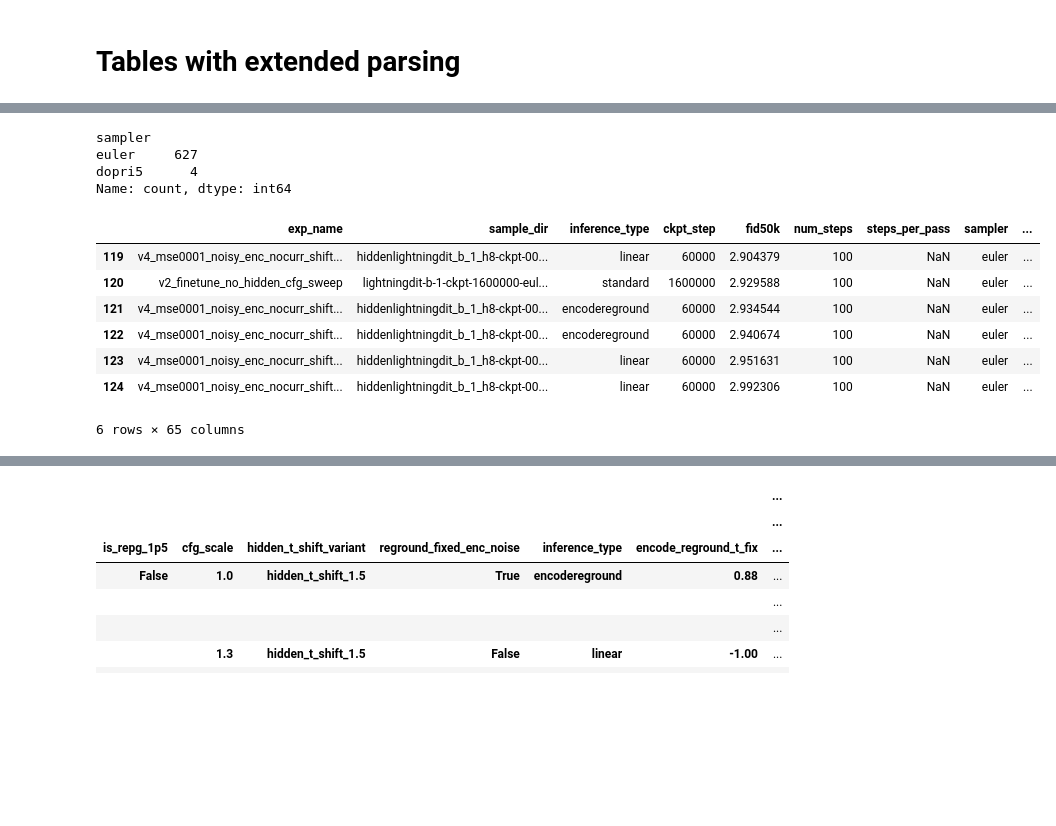
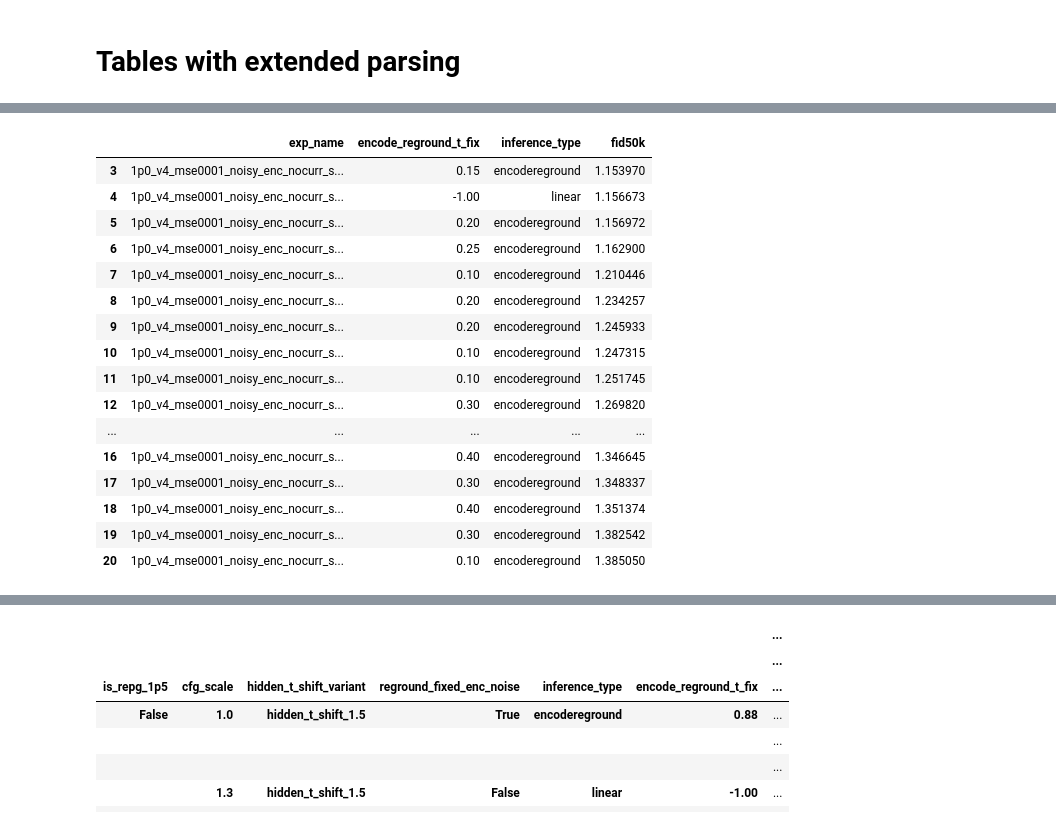
Before and after one commit to BartekPog/sfd-encoder, a Jupyter notebook: notebooks/fid_tables.ipynb, the cells around one changed output, grey strips where cells are left out. Cells and saved outputs as stored; diff of their text form; code cells hidden in the pictures; blank space fills up the shorter version.

Commit message:
Add improved autoguidance sweep support

```diff
--- a/notebooks/fid_tables.ipynb
+++ b/notebooks/fid_tables.ipynb
@@ -671,30 +673,62 @@ Index(['exp_name', 'sample_dir', 'inference_type', 'ckpt_step', 'fid50k',
       dtype='str')
-# %%
-df_table.sampler.value_counts()
-# %% [output]
-sampler
-euler     627
-dopri5      4
-Name: count, dtype: int64
 # %%
 df_original[ # 2.9296
     (df_original.fid50k < 3)
     & (df_original.fid50k > 2.9)
     ].sort_values(by="fid50k")
 
 
 df_table[ # 2.9296
     (df_table.fid50k < 3)
     & (df_table.fid50k > 2.9)
     ].sort_values(by="fid50k")
 
 # df_original[mask & (df_original.fid50k < 3) & (df_original.fid50k > 2.9)].sort_values(by="fid50k")
+
+
+df_table[ # 2.9296
+    (df_table.fid50k < 1.4)
+    & (df_table.fid50k > 1.1)
+    ].sort_values(by="fid50k")[[
+        "exp_name",
+        "encode_reground_t_fix",
+        "inference_type",
+        "fid50k",
+    ]]
+
+
+
+
+
+# df_table[ # 2.9296
+#     (True)
+#     # (df_table.fid50k < 2.8)
+
+#     & (df_table.cfg_scale == 1.0)
+#     & (df_table.hidden_rep_guidance == 1.0)
+#     & (df_table.is_repg_1p5 == False)
+# ].sort_values(by="fid50k")[[
+#         "exp_name",
+#         "encode_reground_t_fix",
+#         "inference_type",
+#         "fid50k",
+#     ]].head(30)
+# df_original[mask & (df_original.fid50k < 3) & (df_original.fid50k > 2.9)].sort_values(by="fid50k")
 # %% [output]
-|  | exp_name | sample_dir | inference_type | ckpt_step | fid50k | num_steps | steps_per_pass | sampler | ... |
-| 119 | v4_mse0001_noisy_enc_nocurr_shift... | hiddenlightningdit_b_1_h8-ckpt-00... | linear | 60000 | 2.904379 | 100 | NaN | euler | ... |
-| 120 | v2_finetune_no_hidden_cfg_sweep | lightningdit-b-1-ckpt-1600000-eul... | standard | 1600000 | 2.929588 | 100 | NaN | euler | ... |
-| 121 | v4_mse0001_noisy_enc_nocurr_shift... | hiddenlightningdit_b_1_h8-ckpt-00... | encodereground | 60000 | 2.934544 | 100 | NaN | euler | ... |
-| 122 | v4_mse0001_noisy_enc_nocurr_shift... | hiddenlightningdit_b_1_h8-ckpt-00... | encodereground | 60000 | 2.940674 | 100 | NaN | euler | ... |
-| 123 | v4_mse0001_noisy_enc_nocurr_shift... | hiddenlightningdit_b_1_h8-ckpt-00... | linear | 60000 | 2.951631 | 100 | NaN | euler | ... |
-| 124 | v4_mse0001_noisy_enc_nocurr_shift... | hiddenlightningdit_b_1_h8-ckpt-00... | linear | 60000 | 2.992306 | 100 | NaN | euler | ... |
+|  | exp_name | encode_reground_t_fix | inference_type | fid50k |
+| 3 | 1p0_v4_mse0001_noisy_enc_nocurr_s... | 0.15 | encodereground | 1.153970 |
+| 4 | 1p0_v4_mse0001_noisy_enc_nocurr_s... | -1.00 | linear | 1.156673 |
+| 5 | 1p0_v4_mse0001_noisy_enc_nocurr_s... | 0.20 | encodereground | 1.156972 |
+| 6 | 1p0_v4_mse0001_noisy_enc_nocurr_s... | 0.25 | encodereground | 1.162900 |
+| 7 | 1p0_v4_mse0001_noisy_enc_nocurr_s... | 0.10 | encodereground | 1.210446 |
+| 8 | 1p0_v4_mse0001_noisy_enc_nocurr_s... | 0.20 | encodereground | 1.234257 |
+| 9 | 1p0_v4_mse0001_noisy_enc_nocurr_s... | 0.20 | encodereground | 1.245933 |
+| 10 | 1p0_v4_mse0001_noisy_enc_nocurr_s... | 0.10 | encodereground | 1.247315 |
+| 11 | 1p0_v4_mse0001_noisy_enc_nocurr_s... | 0.10 | encodereground | 1.251745 |
+| 12 | 1p0_v4_mse0001_noisy_enc_nocurr_s... | 0.30 | encodereground | 1.269820 |
+| ... | ... | ... | ... | ... |
+| 16 | 1p0_v4_mse0001_noisy_enc_nocurr_s... | 0.40 | encodereground | 1.346645 |
+| 17 | 1p0_v4_mse0001_noisy_enc_nocurr_s... | 0.30 | encodereground | 1.348337 |
+| 18 | 1p0_v4_mse0001_noisy_enc_nocurr_s... | 0.40 | encodereground | 1.351374 |
+| 19 | 1p0_v4_mse0001_noisy_enc_nocurr_s... | 0.30 | encodereground | 1.382542 |
+| 20 | 1p0_v4_mse0001_noisy_enc_nocurr_s... | 0.10 | encodereground | 1.385050 |
-6 rows × 65 columns
```
Also changed, not shown: parts of 28 cells of this notebook, 28 other files.
